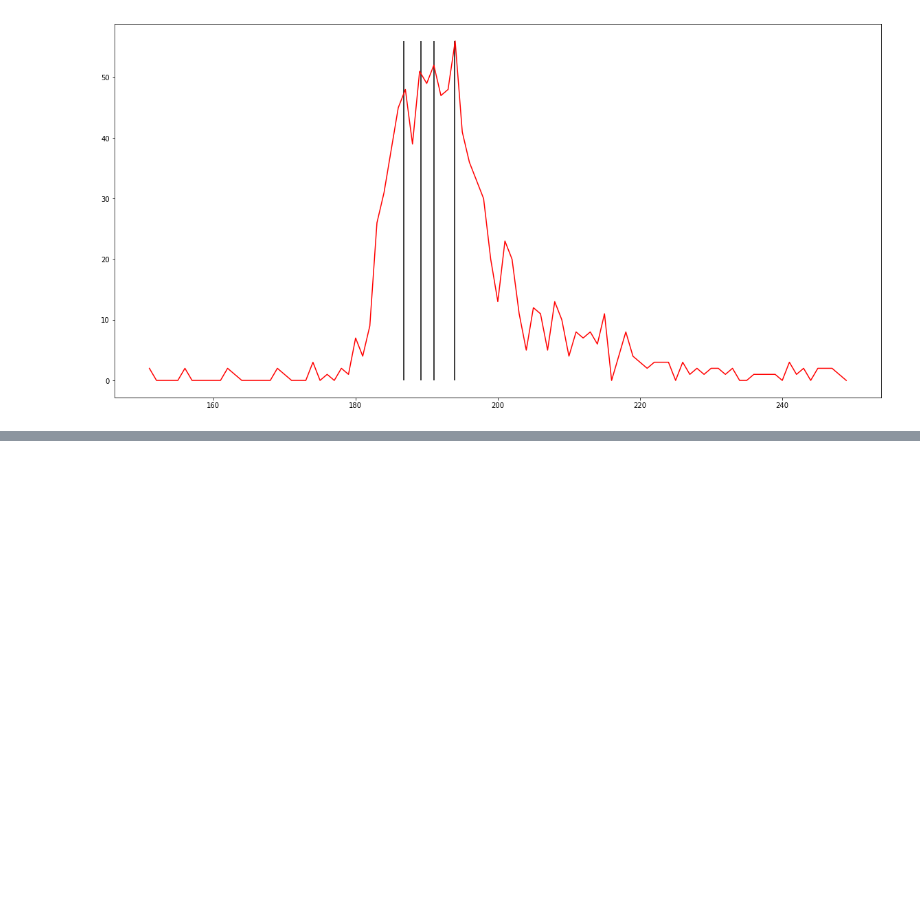
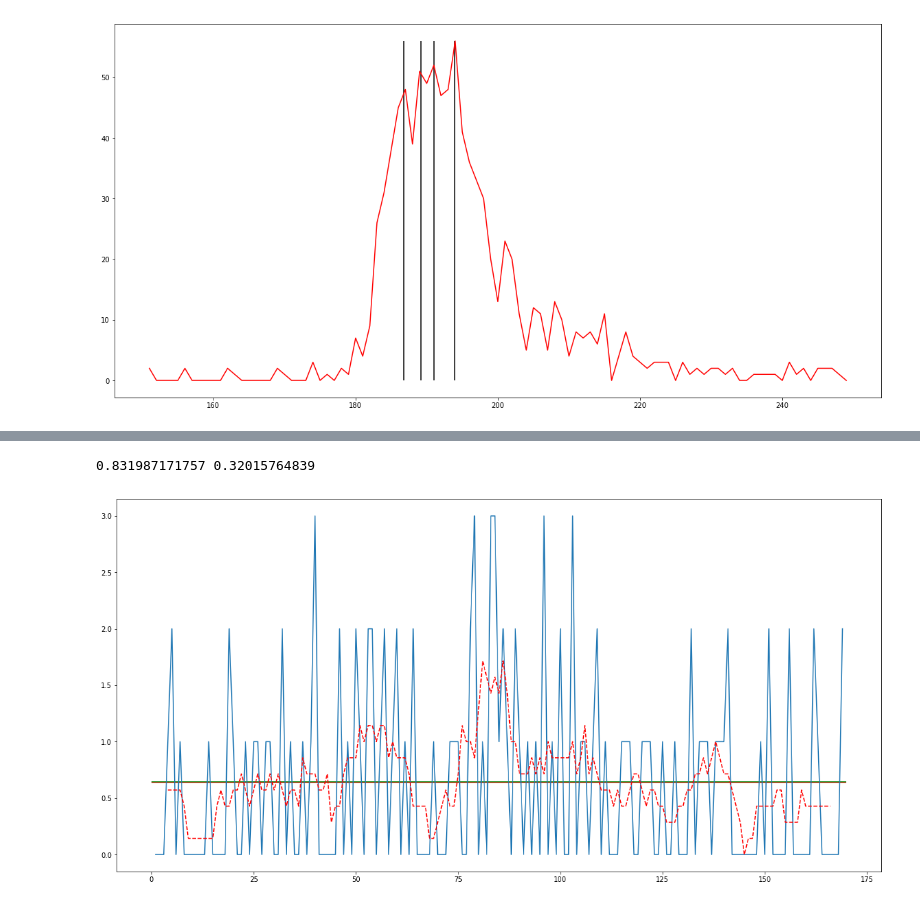
Before and after one commit to J-RParker/PHY341, a Jupyter notebook: Testing.ipynb, the cells around one changed output, grey strips where cells are left out. Saved outputs shown, nothing was run; the diff lists cells and outputs as text; code cells hidden in the pictures; blank space fills up the shorter version.

```diff
--- a/Testing.ipynb
+++ b/Testing.ipynb
@@ -147,0 +168,15 @@ plt.show()
+# %%
+x,y=np.loadtxt("C14_1_10Dil_ex1.csv",delimiter=",",unpack=1)
+fig,ax=plt.subplots(figsize=(20,10))
+x,y=sub(x,y,0,170)
+ax.plot(x,y)
+x2,y2=box(x,y,3)
+ax.plot(x2,y2,'r--')
+#ax.set_xlim(250,400)
+#ax.set_ylim(0,5)
+ax.hlines([y.mean(),y2.mean()],0,170,colors=['r','g'])
+print(y.std(),y2.std())
+plt.show()
+# %% [output]
+0.831987171757 0.32015764839
+[figure, added]
```
Also changed, not shown: parts of 7 cells of this notebook, 6 other files.
